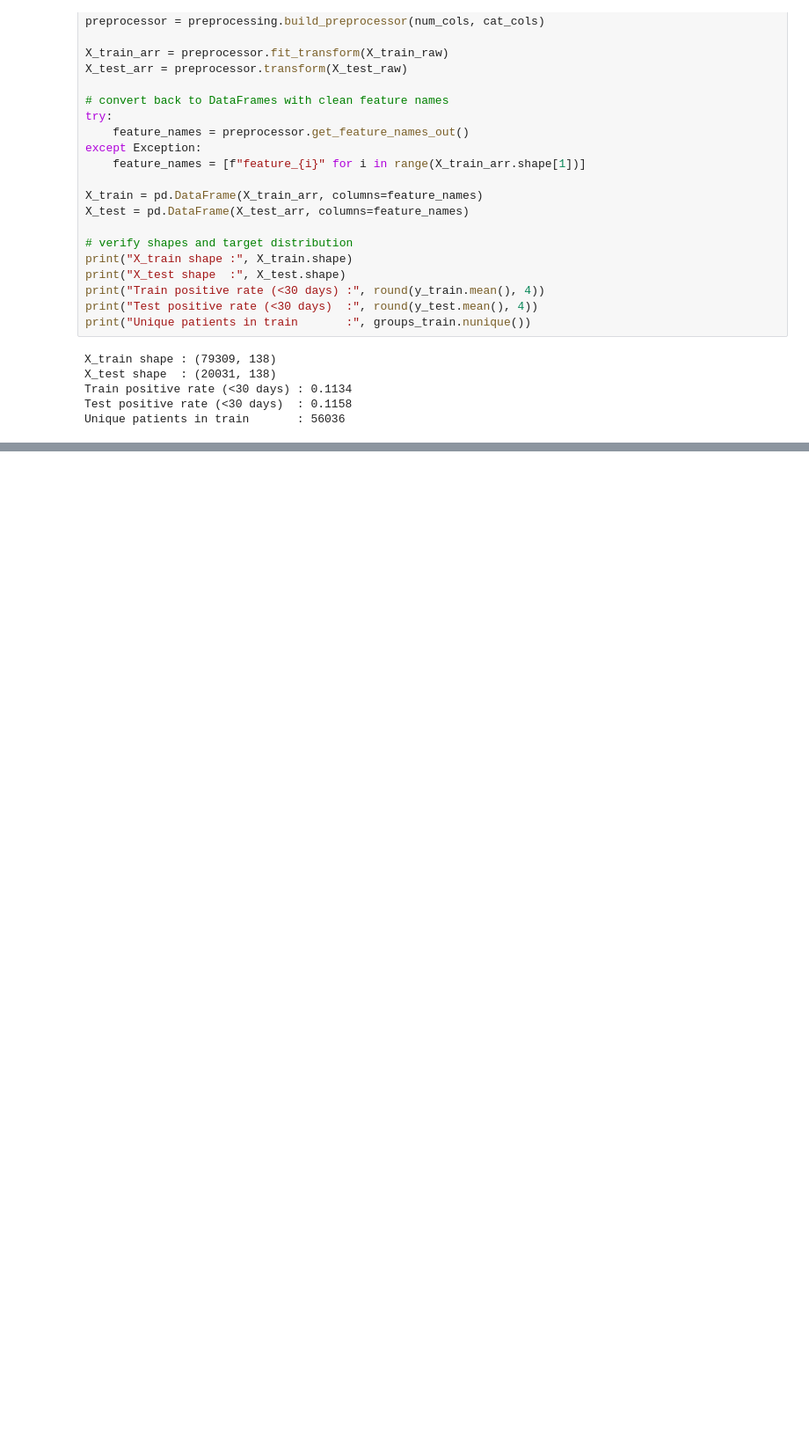
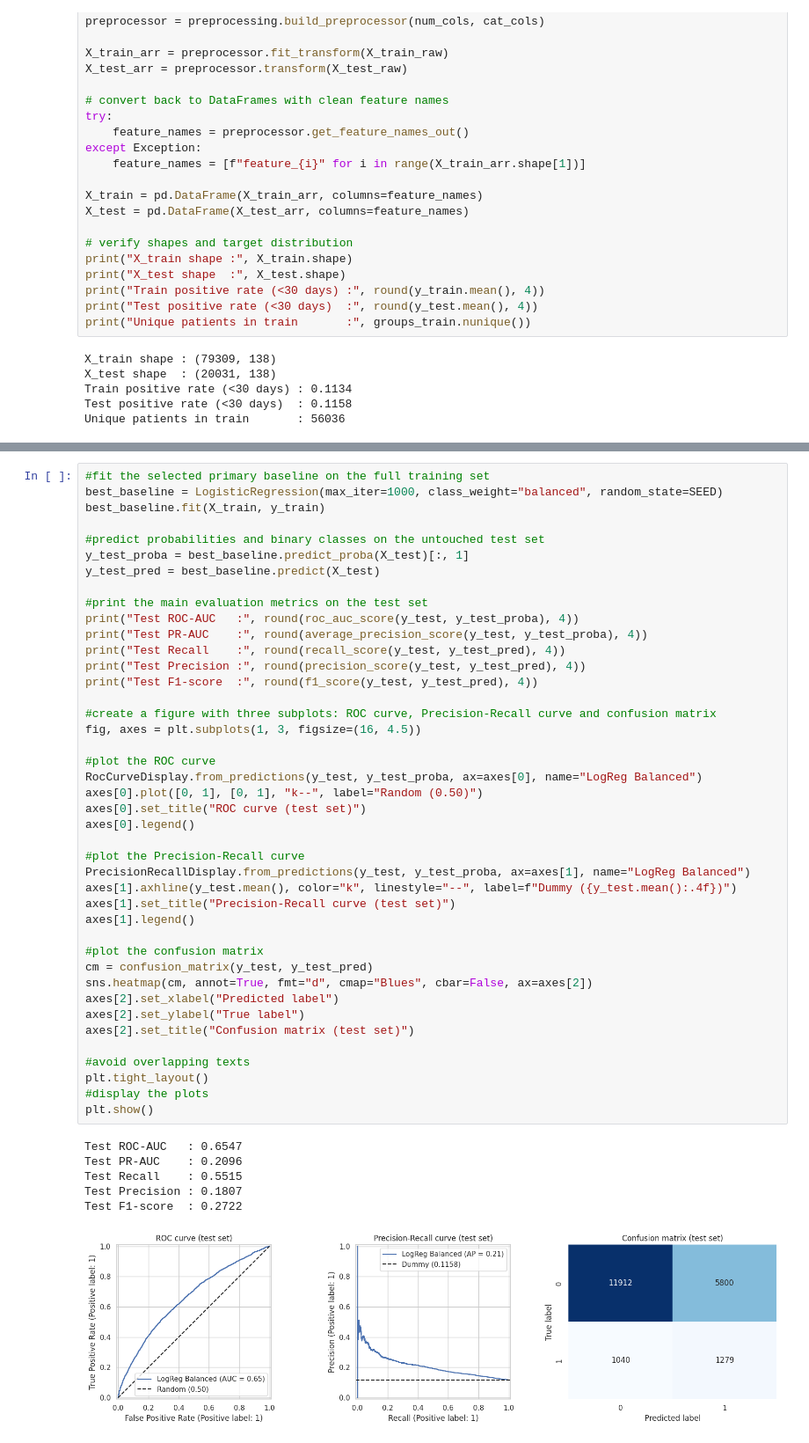
Before and after one commit to AmandineBaranger/Group_06_DS_Project, a Jupyter notebook: notebooks/02_baseline.ipynb, the cells around one changed output, grey strips where cells are left out. Shown at 88% size. Cells and saved outputs as stored; diff of their text form; blank space fills up the shorter version.

```diff
--- a/notebooks/02_baseline.ipynb
+++ b/notebooks/02_baseline.ipynb
@@ -151,0 +316,49 @@ HTTPError: HTTP Error 404: Not Found
+# %%
+#fit the selected primary baseline on the full training set
+best_baseline = LogisticRegression(max_iter=1000, class_weight="balanced", random_state=SEED)
+best_baseline.fit(X_train, y_train)
+
+#predict probabilities and binary classes on the untouched test set
+y_test_proba = best_baseline.predict_proba(X_test)[:, 1]
+y_test_pred = best_baseline.predict(X_test)
+
+#print the main evaluation metrics on the test set
+print("Test ROC-AUC   :", round(roc_auc_score(y_test, y_test_proba), 4))
+print("Test PR-AUC    :", round(average_precision_score(y_test, y_test_proba), 4))
+print("Test Recall    :", round(recall_score(y_test, y_test_pred), 4))
+print("Test Precision :", round(precision_score(y_test, y_test_pred), 4))
+print("Test F1-score  :", round(f1_score(y_test, y_test_pred), 4))
+
+#create a figure with three subplots: ROC curve, Precision-Recall curve and confusion matrix
+fig, axes = plt.subplots(1, 3, figsize=(16, 4.5))
+
+#plot the ROC curve
+RocCurveDisplay.from_predictions(y_test, y_test_proba, ax=axes[0], name="LogReg Balanced")
+axes[0].plot([0, 1], [0, 1], "k--", label="Random (0.50)")
+axes[0].set_title("ROC curve (test set)")
+axes[0].legend()
+
+#plot the Precision-Recall curve
+PrecisionRecallDisplay.from_predictions(y_test, y_test_proba, ax=axes[1], name="LogReg Balanced")
+axes[1].axhline(y_test.mean(), color="k", linestyle="--", label=f"Dummy ({y_test.mean():.4f})")
+axes[1].set_title("Precision-Recall curve (test set)")
+axes[1].legend()
+
+#plot the confusion matrix
+cm = confusion_matrix(y_test, y_test_pred)
+sns.heatmap(cm, annot=True, fmt="d", cmap="Blues", cbar=False, ax=axes[2])
+axes[2].set_xlabel("Predicted label")
+axes[2].set_ylabel("True label")
+axes[2].set_title("Confusion matrix (test set)")
+
+#avoid overlapping texts
+plt.tight_layout()
+#display the plots
+plt.show()
+# %% [output]
+Test ROC-AUC   : 0.6547
+Test PR-AUC    : 0.2096
+Test Recall    : 0.5515
+Test Precision : 0.1807
+Test F1-score  : 0.2722
+[figure, added]
```
Also changed, not shown: parts of 25 cells of this notebook.
